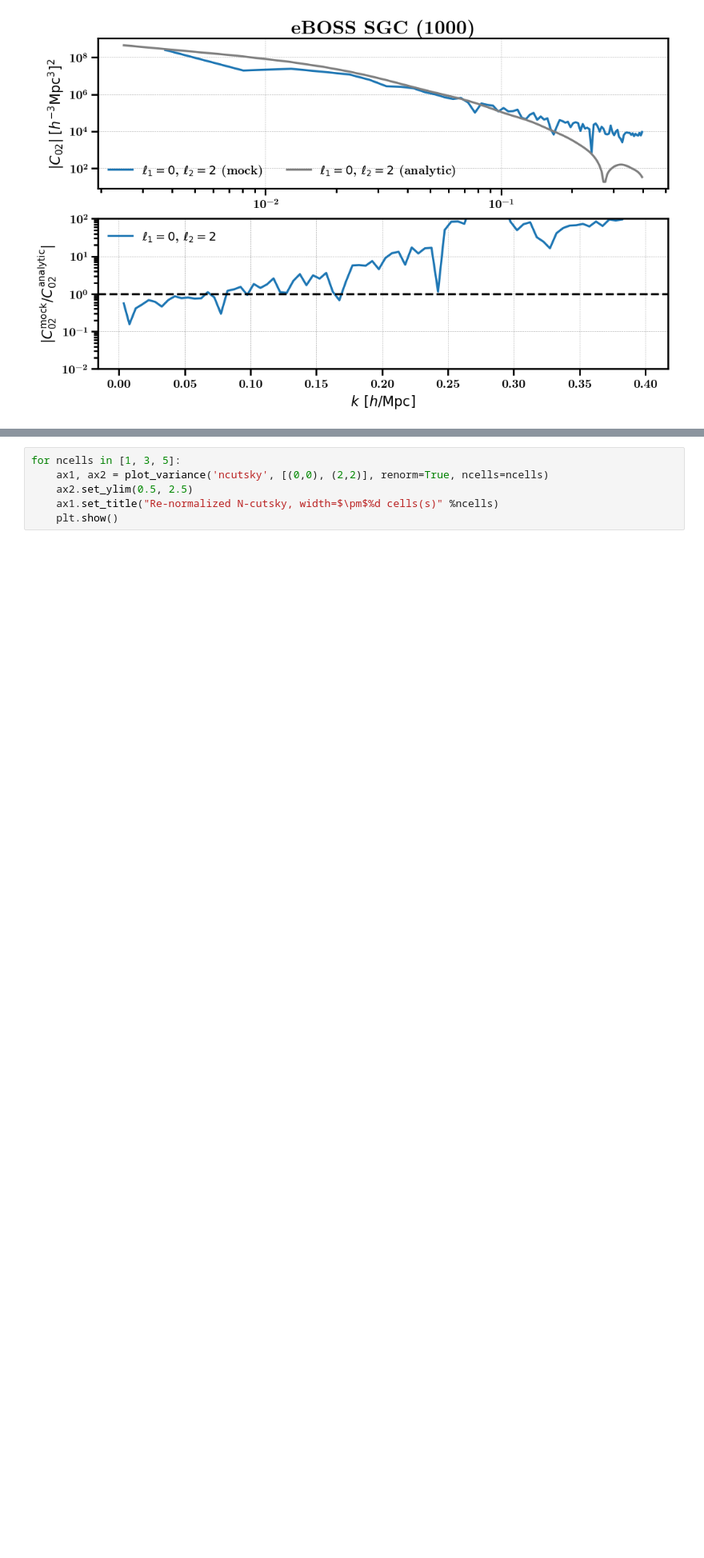
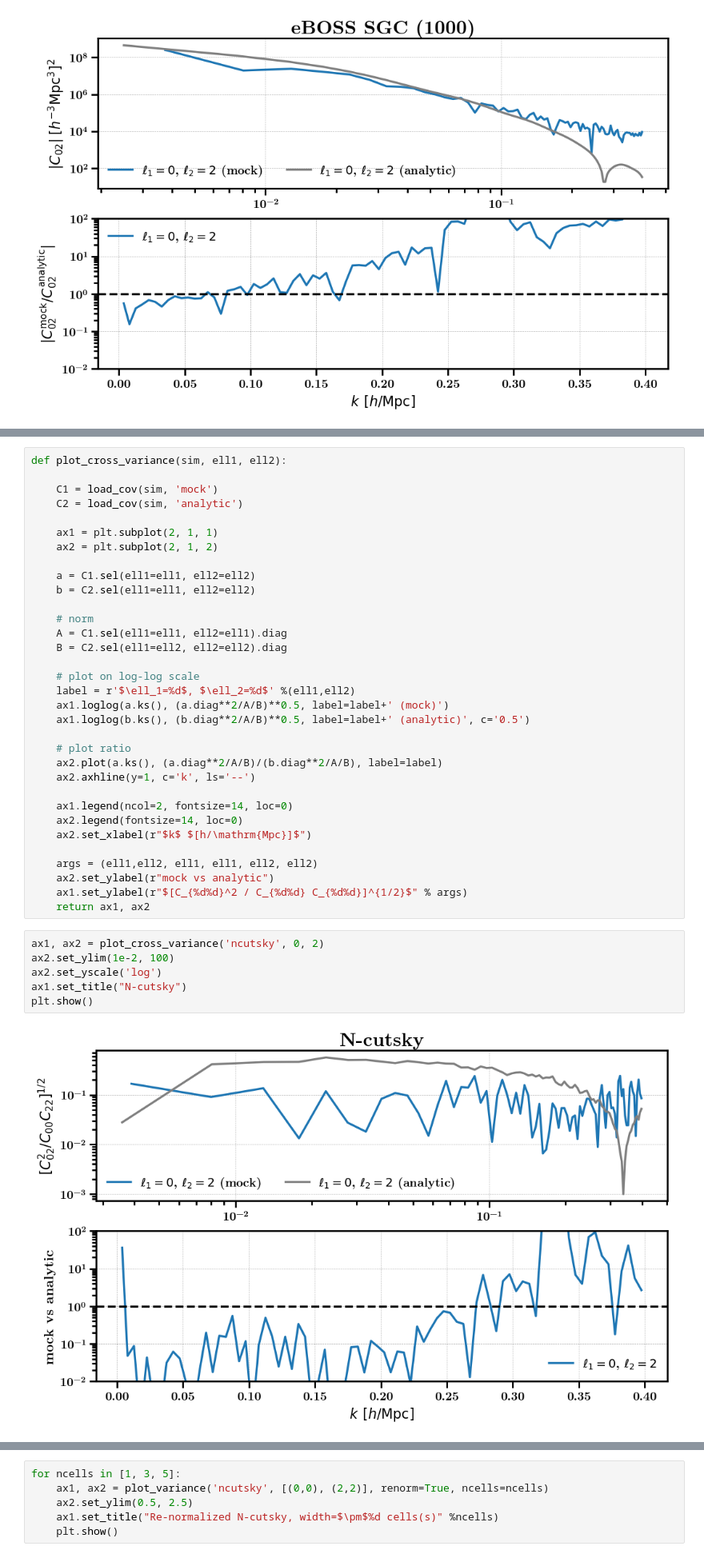
Before and after one commit to minaskar/CutskyCovariance, a Jupyter notebook: notebooks/empirical-vs-analytic.ipynb, the cells around one changed output, grey strips where cells are left out. Shown at 80% size. Saved outputs shown, nothing was run; the diff lists cells and outputs as text; blank space fills up the shorter version.

```diff
--- a/notebooks/empirical-vs-analytic.ipynb
+++ b/notebooks/empirical-vs-analytic.ipynb
@@ -131,0 +134,41 @@ plt.show()
+# %%
+def plot_cross_variance(sim, ell1, ell2):
+
+    C1 = load_cov(sim, 'mock')
+    C2 = load_cov(sim, 'analytic')
+
+    ax1 = plt.subplot(2, 1, 1)
+    ax2 = plt.subplot(2, 1, 2)
+
+    a = C1.sel(ell1=ell1, ell2=ell2)
+    b = C2.sel(ell1=ell1, ell2=ell2)
+
+    # norm
+    A = C1.sel(ell1=ell1, ell2=ell1).diag
+    B = C2.sel(ell1=ell2, ell2=ell2).diag
+
+    # plot on log-log scale
+    label = r'$\ell_1=%d$, $\ell_2=%d$' %(ell1,ell2)
+    ax1.loglog(a.ks(), (a.diag**2/A/B)**0.5, label=label+' (mock)')
+    ax1.loglog(b.ks(), (b.diag**2/A/B)**0.5, label=label+' (analytic)', c='0.5')
+
+    # plot ratio
+    ax2.plot(a.ks(), (a.diag**2/A/B)/(b.diag**2/A/B), label=label)
+    ax2.axhline(y=1, c='k', ls='--')
+
+    ax1.legend(ncol=2, fontsize=14, loc=0)
+    ax2.legend(fontsize=14, loc=0)
+    ax2.set_xlabel(r"$k$ $[h/\mathrm{Mpc}]$")
+
+    args = (ell1,ell2, ell1, ell1, ell2, ell2)
+    ax2.set_ylabel(r"mock vs analytic")
+    ax1.set_ylabel(r"$[C_{%d%d}^2 / C_{%d%d} C_{%d%d}]^{1/2}$" % args)
+    return ax1, ax2
+# %%
+ax1, ax2 = plot_cross_variance('ncutsky', 0, 2)
+ax2.set_ylim(1e-2, 100)
+ax2.set_yscale('log')
+ax1.set_title("N-cutsky")
+plt.show()
+# %% [output]
+[figure, added]
```
Also changed, not shown: parts of 4 cells of this notebook.
